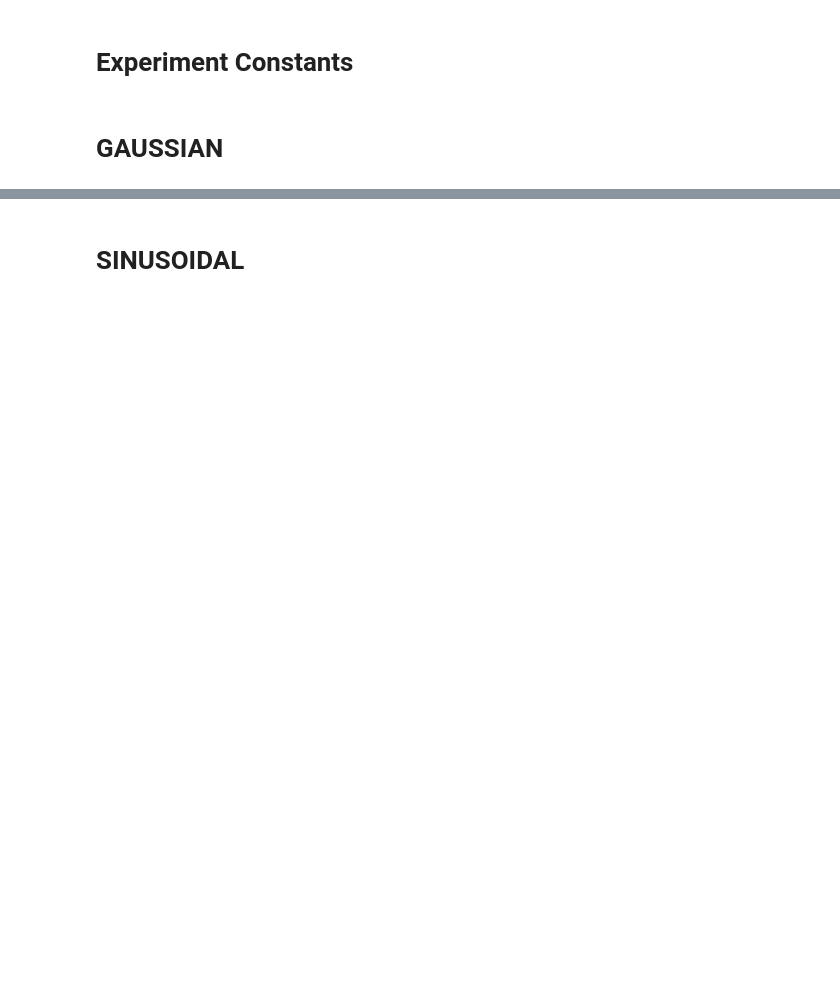
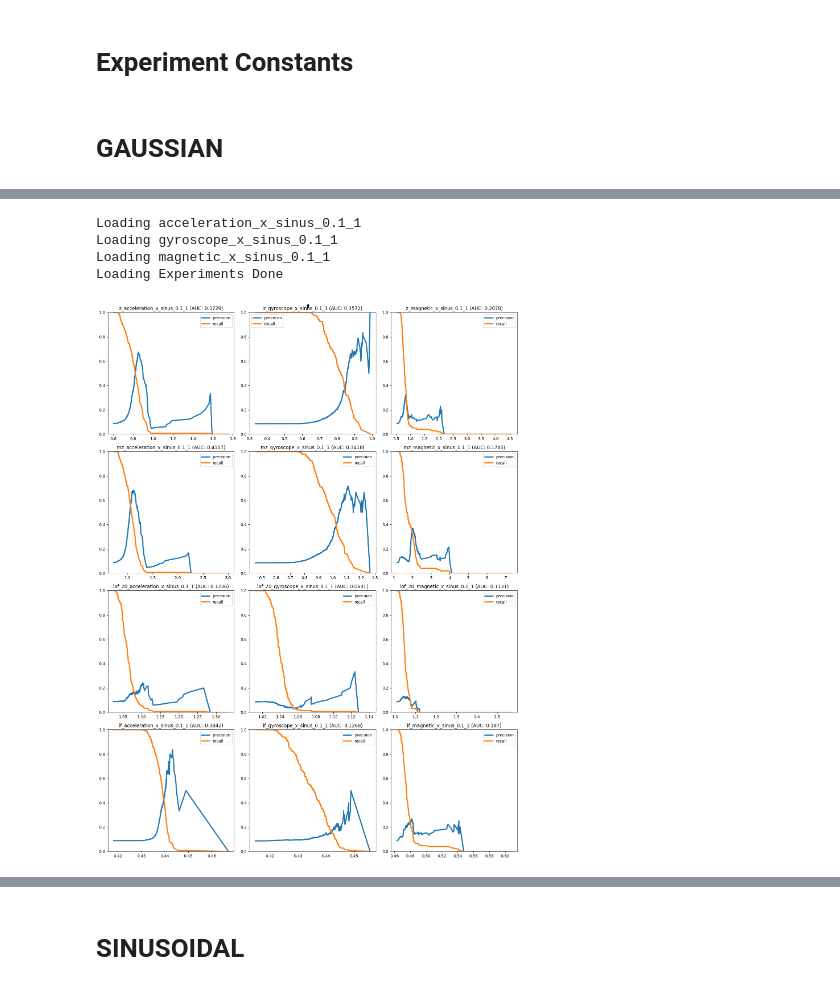
Before and after one commit to luukverkleij/PredictiveMaintenance, a Jupyter notebook: edmo-project/Processing/src/experiments.ipynb, the cells around one changed output, grey strips where cells are left out. Saved outputs shown, nothing was run; the diff lists cells and outputs as text; code cells hidden in the pictures; blank space fills up the shorter version.

```diff
--- a/edmo-project/Processing/src/experiments.ipynb
+++ b/edmo-project/Processing/src/experiments.ipynb
@@ -116,0 +144,10 @@ Loading Experiments Done
+# %%
+exp_load_and_plot([(name_sinusoidal_experiment, "acceleration_x", 0.1, 1),
+                   (name_sinusoidal_experiment, "gyroscope_x", 0.1, 1),
+                   (name_sinusoidal_experiment, "magnetic_x", 0.1, 1)])
+# %% [output]
+Loading acceleration_x_sinus_0.1_1
+Loading gyroscope_x_sinus_0.1_1
+Loading magnetic_x_sinus_0.1_1
+Loading Experiments Done
+[figure, added]
```
Also changed, not shown: parts of 18 cells of this notebook, 1 other file.
